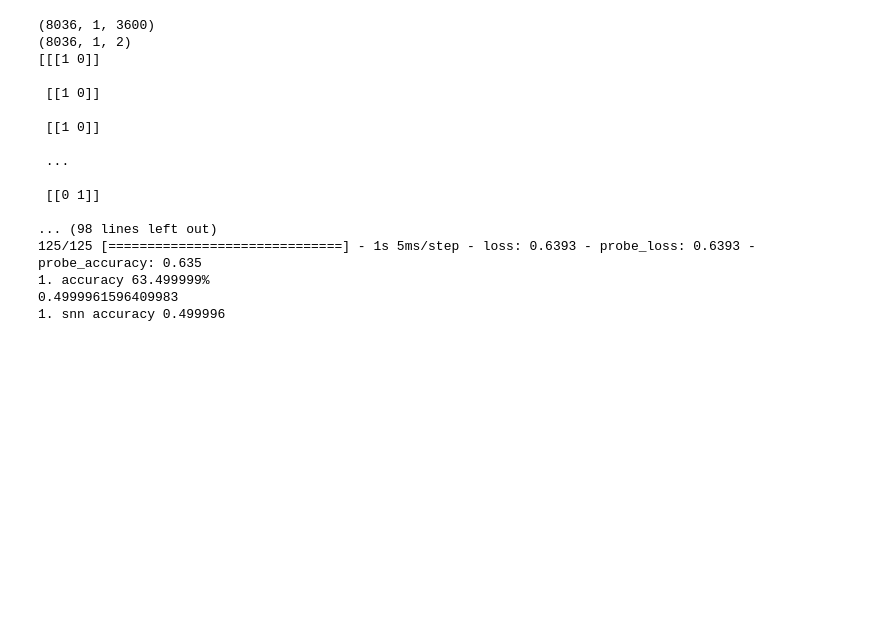
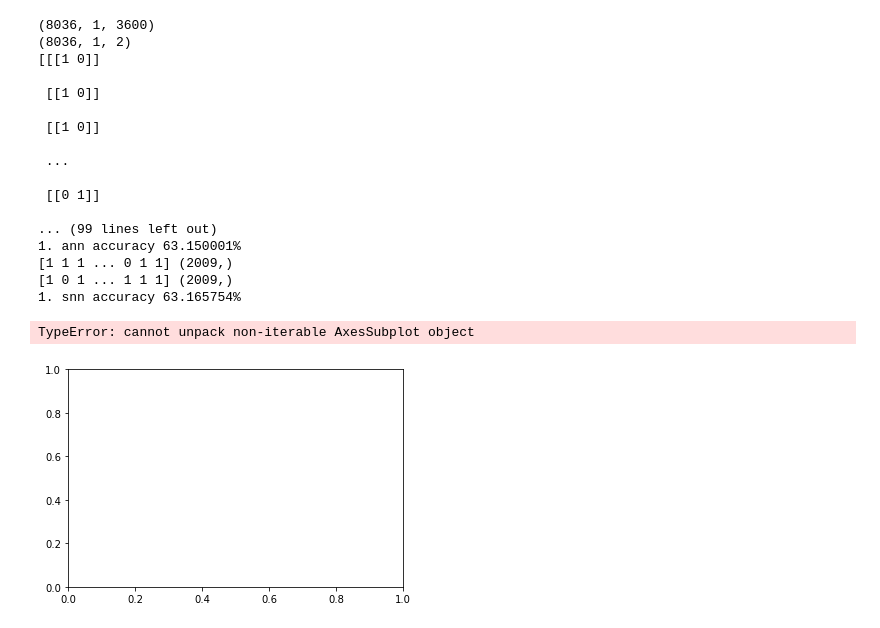
Before and after one commit to honzikv/use-of-snn, a Jupyter notebook: notebooks/p300-nengo-snn.ipynb, the cells around one changed output. Cells and saved outputs as stored; diff of their text form; code cells hidden in the pictures; blank space fills up the shorter version.

Commit message:
correct accuracy calculations but problems with nengo conversion

```diff
--- a/notebooks/p300-nengo-snn.ipynb
+++ b/notebooks/p300-nengo-snn.ipynb
@@ -95,20 +96,20 @@ def run_nengo_ann(train_x, train_y, valid_x, valid_y, test_x, test_y,
     return model, history, ann_results
 
 def run_nengo_spiking(test_x, test_y, model, params=os.path.join('nengo', 'network_params'),
-                      spiking_scaling=1000, synapse=0.01, timesteps = 50):
+                      spiking_scaling=500, synapse=0.01, timesteps = 30):
     """
-    Runs SNN as ANN parameter with SpikingRectifiedLinear() activation instead of relu
+    Runs SNN as ANN parameter with SpikingRectifiedLinear() activation instead of elu
     """
     converter = nengo_dl.Converter(model=model,
                                    swap_activations={tf.nn.relu: nengo.SpikingRectifiedLinear()},
                                    scale_firing_rates=spiking_scaling, synapse=synapse)
 
-    time_tiled_x = np.tile(test_x, (1, timesteps, 1))
-
     with converter.net:
         nengo_dl.configure_settings(stateful=False)
 
     output_layer = converter.outputs[model.get_layer('output_layer')]
+
+    time_tiled_x = np.tile(test_x, (1, timesteps, 1))
 
     with nengo_dl.Simulator(converter.net, minibatch_size=41, progress_bar=False) as simulator:
         simulator.load_params(params)
@@ -116,9 +117,13 @@ def run_nengo_spiking(test_x, test_y, model, params=os.path.join('nengo', 'netwo
         # slice all except for last timestep and get argmax of it
         predictions = predictions[:, timesteps-2, :]
         predictions = np.argmax(predictions, axis=-1)
-        test_labels = np.argmax(test_y, axis=-1)
-        avg = (predictions == test_labels).mean()
-        print(avg)
+        print(predictions, predictions.shape)
+
+        test_y = np.squeeze(test_y, axis=1)
+        test_y = np.argmax(test_y, axis=-1)
+        print(test_y, test_y.shape)
+        avg = (predictions == test_y).mean()
+
         return avg
 # %%
 # Driver code
@@ -146,7 +151,7 @@ for train, validation in monte_carlo.split(train_x):
         train_x=curr_train_x, train_y=curr_train_y, valid_x=curr_valid_x, valid_y=curr_valid_y,
         test_x=test_x, test_y=test_y, param_output=params_output
     )
-    print('{}. accuracy {:5f}%'.format(iter, ann_eval['probe_accuracy'] * 100))
+    print('{}. ann accuracy {:5f}%'.format(iter, ann_eval['probe_accuracy'] * 100))
 
     valid.append(history)
     ann.append(ann_eval)
@@ -154,7 +159,7 @@ for train, validation in monte_carlo.split(train_x):
     snn_eval = run_nengo_spiking(test_x=test_x, test_y=test_y, model=model, params=params_output)
 
     snn.append(snn_eval)
-    print('{}. snn accuracy {:5f}'.format(iter,snn_eval))
+    print('{}. snn accuracy {:5f}%'.format(iter, snn_eval * 100))
     iter += 1
 # %% [output]
 (8036, 1, 3600)
@@ -169,8 +174,36 @@ for train, validation in monte_carlo.split(train_x):
 
  [[0 1]]
 
-... (98 lines left out)
-125/125 [==============================] - 1s 5ms/step - loss: 0.6393 - probe_loss: 0.6393 - probe_accuracy: 0.635
-1. accuracy 63.499999%
-0.4999961596409983
-1. snn accuracy 0.499996
+... (99 lines left out)
+1. ann accuracy 63.150001%
+[1 1 1 ... 0 1 1] (2009,)
+[1 0 1 ... 1 1 1] (2009,)
+1. snn accuracy 63.165754%
+# %%
+# Visualize using bar graph
+
+def visualize(ann_eval, snn_eval):
+    fig = plt.figure()
+
+    average_ann, average_snn = [], snn_eval
+    for eval in ann_eval:
+        average_ann.append(eval['probe_accuracy'])
+
+    fig, ax = plt.subplot()
+    index = np.arange(len(average_ann))
+
+    bar_width = 0.1
+    ann_bars = plt.bar(index, average_ann, bar_width, color='palegoldenrod', label='ANN')
+    snn_bars = plt.bar(index + bar_width, average_snn, bar_width, color='cornflowerblue', label='SNN')
+    plt.xlabel('Model accuracy')
+    plt.ylabel('Iteration')
+    plt.title('Average test accuracy per Shuffle and Split iteration')
+    plt.legend()
+    plt.tight_layout()
+
+    plt.show()
+
+visualize(ann, snn)
+# %% [output]
+TypeError: cannot unpack non-iterable AxesSubplot object
+[figure, added]
```
Also changed, not shown: parts of 2 cells of this notebook.
